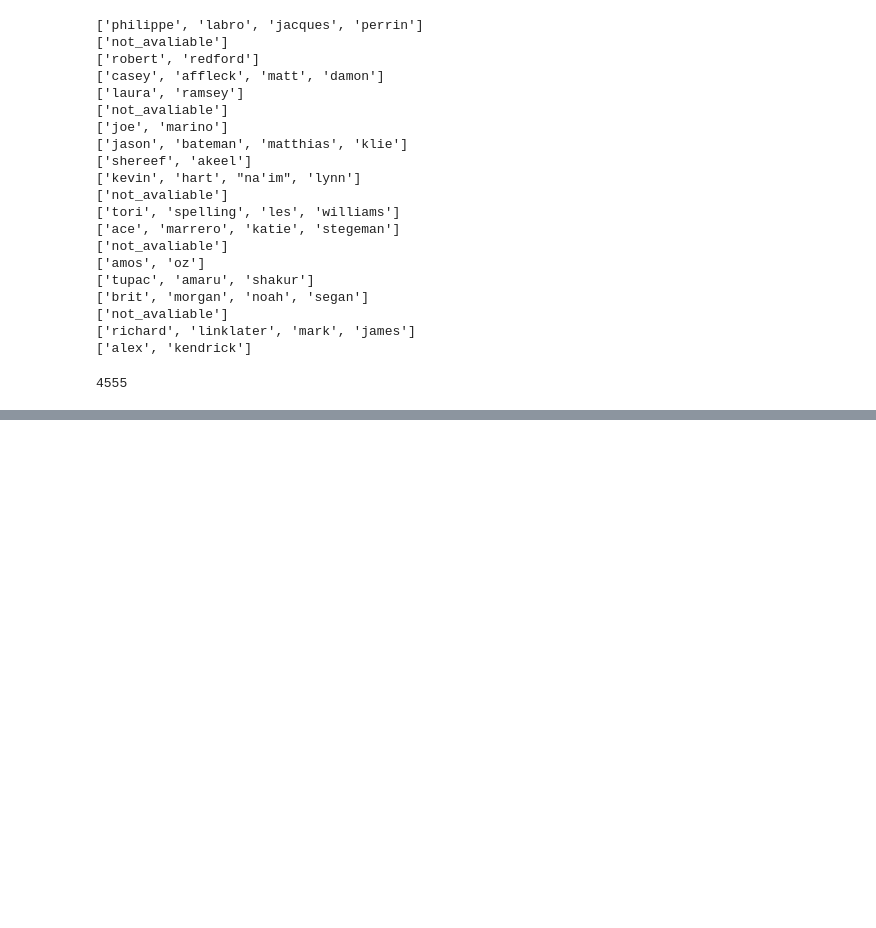
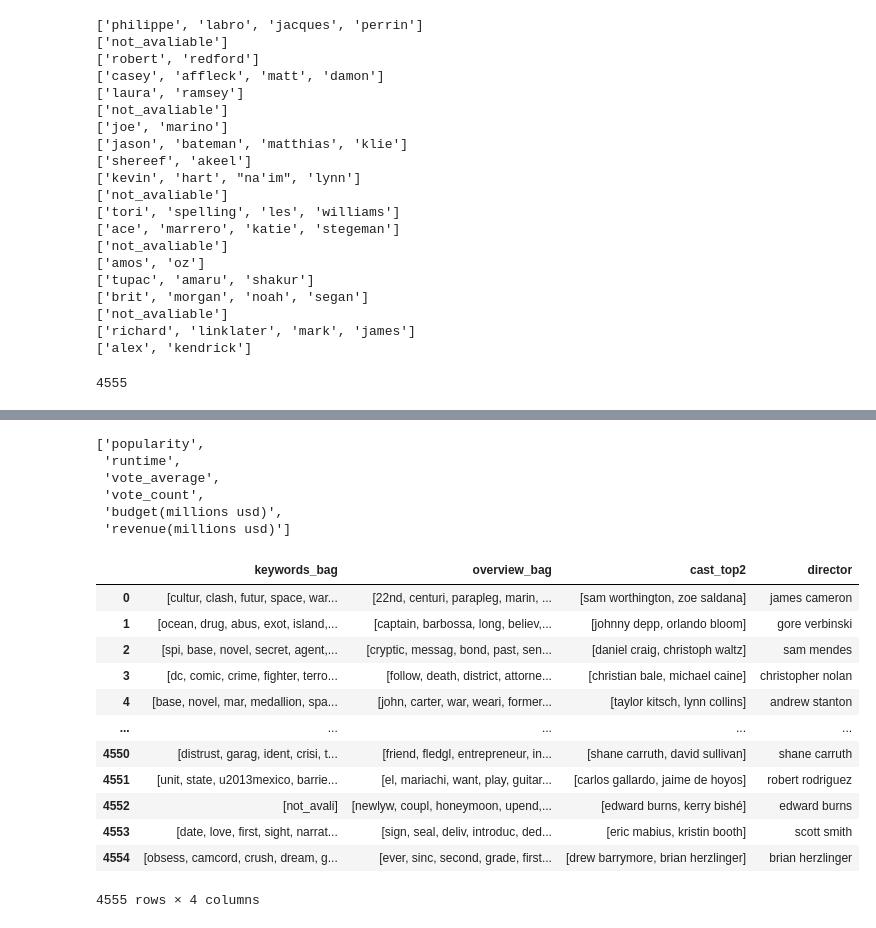
Before and after one commit to amitchavda17/movie_recommender, a Jupyter notebook: Movie_Recommender.ipynb, the cells around one changed output, grey strips where cells are left out. Saved outputs shown, nothing was run; the diff lists cells and outputs as text; code cells hidden in the pictures; blank space fills up the shorter version.

```diff
--- a/Movie_Recommender.ipynb
+++ b/Movie_Recommender.ipynb
@@ -846,0 +896,27 @@ text_vector  = []
+# %%
+numerical_columns
+# %% [output]
+['popularity',
+ 'runtime',
+ 'vote_average',
+ 'vote_count',
+ 'budget(millions usd)',
+ 'revenue(millions usd)']
+# %%
+text_columns =['keywords_bag','overview_bag','cast_top2','director']
+# %%
+df[text_columns]
+# %% [output]
+|  | keywords_bag | overview_bag | cast_top2 | director |
+| 0 | [cultur, clash, futur, space, war... | [22nd, centuri, parapleg, marin, ... | [sam worthington, zoe saldana] | james cameron |
+| 1 | [ocean, drug, abus, exot, island,... | [captain, barbossa, long, believ,... | [johnny depp, orlando bloom] | gore verbinski |
+| 2 | [spi, base, novel, secret, agent,... | [cryptic, messag, bond, past, sen... | [daniel craig, christoph waltz] | sam mendes |
+| 3 | [dc, comic, crime, fighter, terro... | [follow, death, district, attorne... | [christian bale, michael caine] | christopher nolan |
+| 4 | [base, novel, mar, medallion, spa... | [john, carter, war, weari, former... | [taylor kitsch, lynn collins] | andrew stanton |
+| ... | ... | ... | ... | ... |
+| 4550 | [distrust, garag, ident, crisi, t... | [friend, fledgl, entrepreneur, in... | [shane carruth, david sullivan] | shane carruth |
+| 4551 | [unit, state, u2013mexico, barrie... | [el, mariachi, want, play, guitar... | [carlos gallardo, jaime de hoyos] | robert rodriguez |
+| 4552 | [not_avali] | [newlyw, coupl, honeymoon, upend,... | [edward burns, kerry bishé] | edward burns |
+| 4553 | [date, love, first, sight, narrat... | [sign, seal, deliv, introduc, ded... | [eric mabius, kristin booth] | scott smith |
+| 4554 | [obsess, camcord, crush, dream, g... | [ever, sinc, second, grade, first... | [drew barrymore, brian herzlinger] | brian herzlinger |
+4555 rows × 4 columns
```
Also changed, not shown: parts of 51 cells of this notebook.
